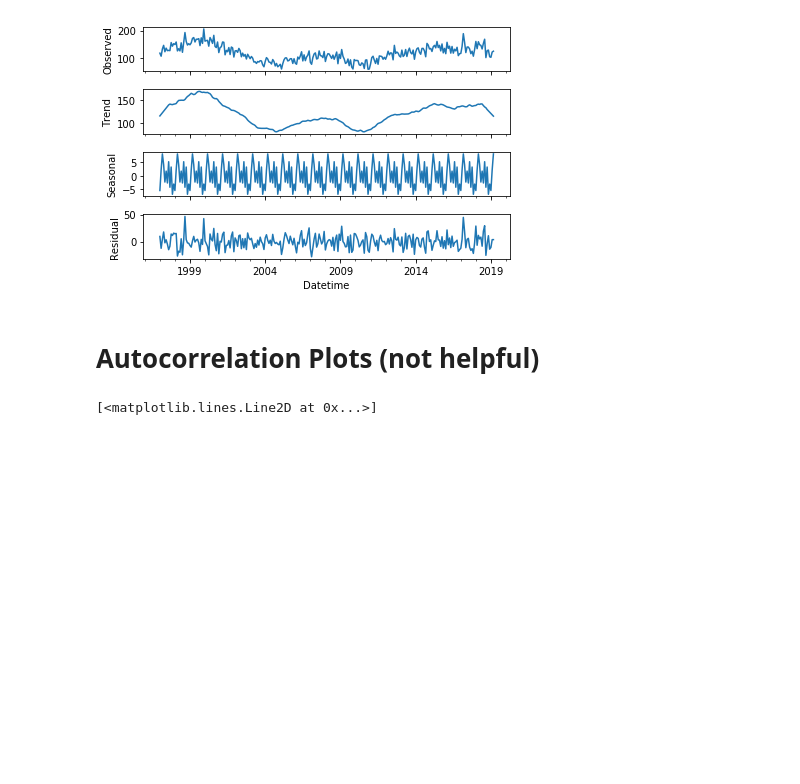
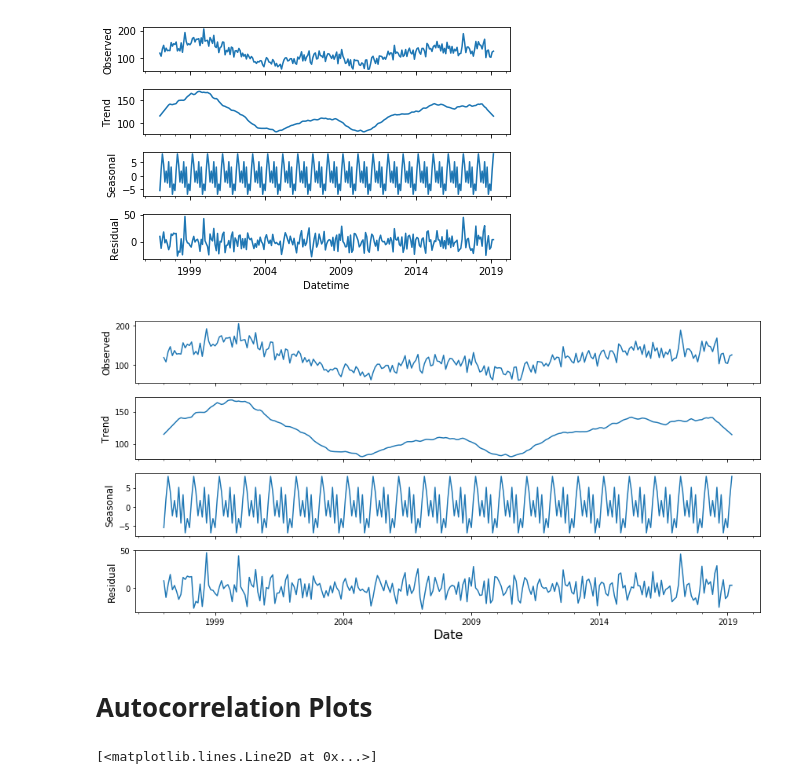
Before and after one commit to harrisonized/Predicting_Rent_Petitions_in_SF, a Jupyter notebook: Forecasting Petitions Using Sarima.ipynb, the cells around one changed output. Cells and saved outputs as stored; diff of their text form; code cells hidden in the pictures; blank space fills up the shorter version.

```diff
--- a/Forecasting Petitions Using Sarima.ipynb
+++ b/Forecasting Petitions Using Sarima.ipynb
@@ -86,8 +86,24 @@ petition_decomp_df['Adj. Trend'] = petition_decomp_df['Trend'] + seasonal_min
 petition_decomp_df['Adj. Seasonal'] = petition_decomp_df['Seasonal'] - seasonal_min
 petition_decomp_df['Signal'] = petition_decomp_df['Trend'] + petition_decomp_df['Resid']
 petition_decomp_df['Adj. Signal'] = petition_decomp_df['Trend'] + petition_decomp_df['Resid'] + seasonal_min
+# %%
+fig, axes = plt.subplots(ncols=1, nrows=4, sharex=True, figsize=(12,6))
+petition_decomp.observed.plot(ax=axes[0], legend=False)
+axes[0].set_ylabel('Observed', fontsize = 12)
+petition_decomp.trend.plot(ax=axes[1], legend=False)
+axes[1].set_ylabel('Trend', fontsize = 12)
+petition_decomp.seasonal.plot(ax=axes[2], legend=False)
+axes[2].set_ylabel('Seasonal', fontsize = 12)
+petition_decomp.resid.plot(ax=axes[3], legend=False)
+axes[3].set_ylabel('Residual', fontsize = 12)
+axes[3].set_xlabel('Date', fontsize = 16)
+plt.tight_layout()
+plt.savefig('Figures/Seasonal Decomp.png', transparent = True, bbox_inches = 'tight')
+plt.show()
+# %% [output]
+[figure, added]
 # %% [markdown]
-# Autocorrelation Plots (not helpful)
+# Autocorrelation Plots
 # %%
 plt.plot(petition_decomp_df[['Datetime', 'Adj. Trend']].set_index('Datetime'))
 # %% [output]
```
Also changed, not shown: parts of 11 cells of this notebook, 7 other files.
